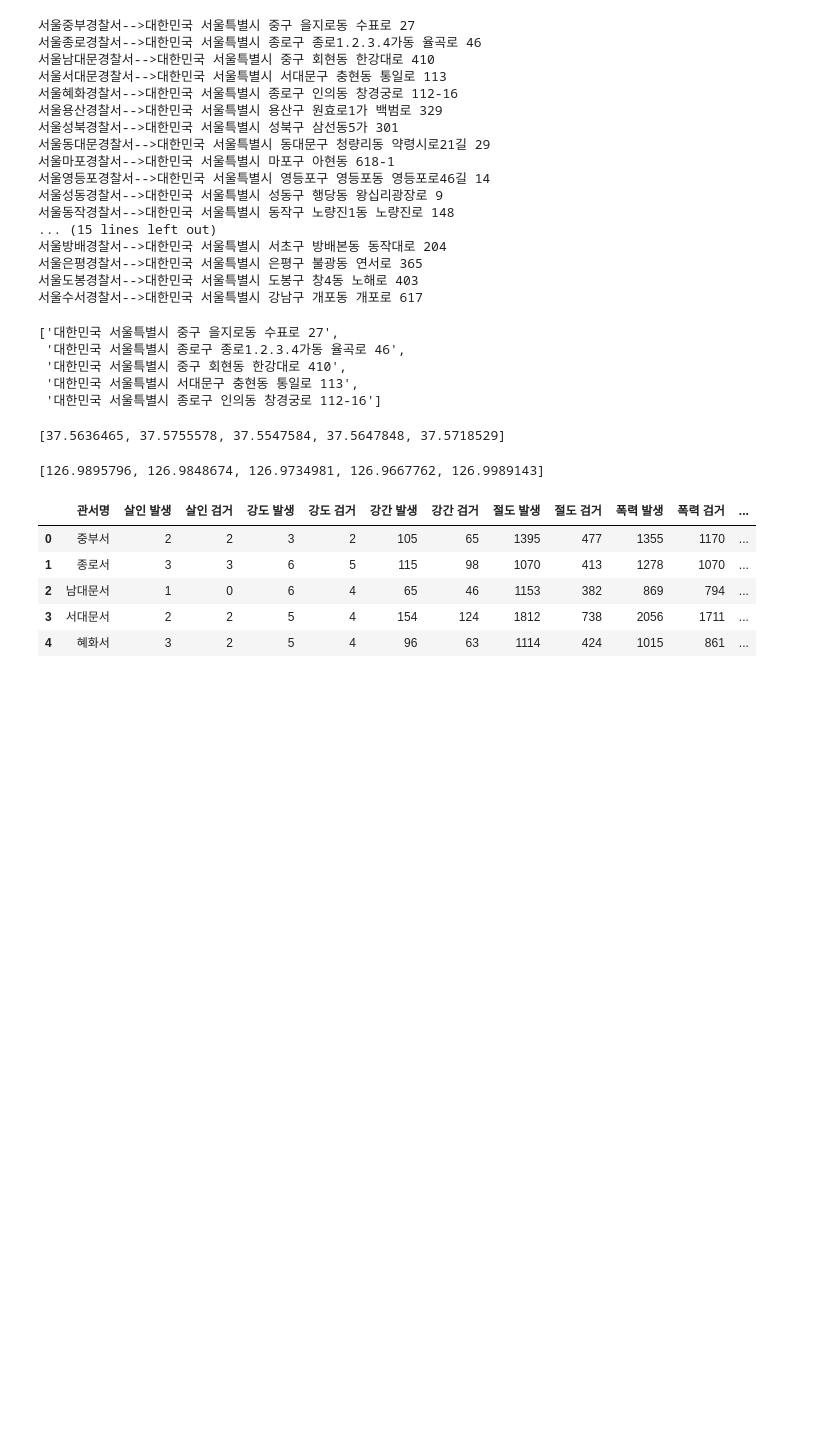
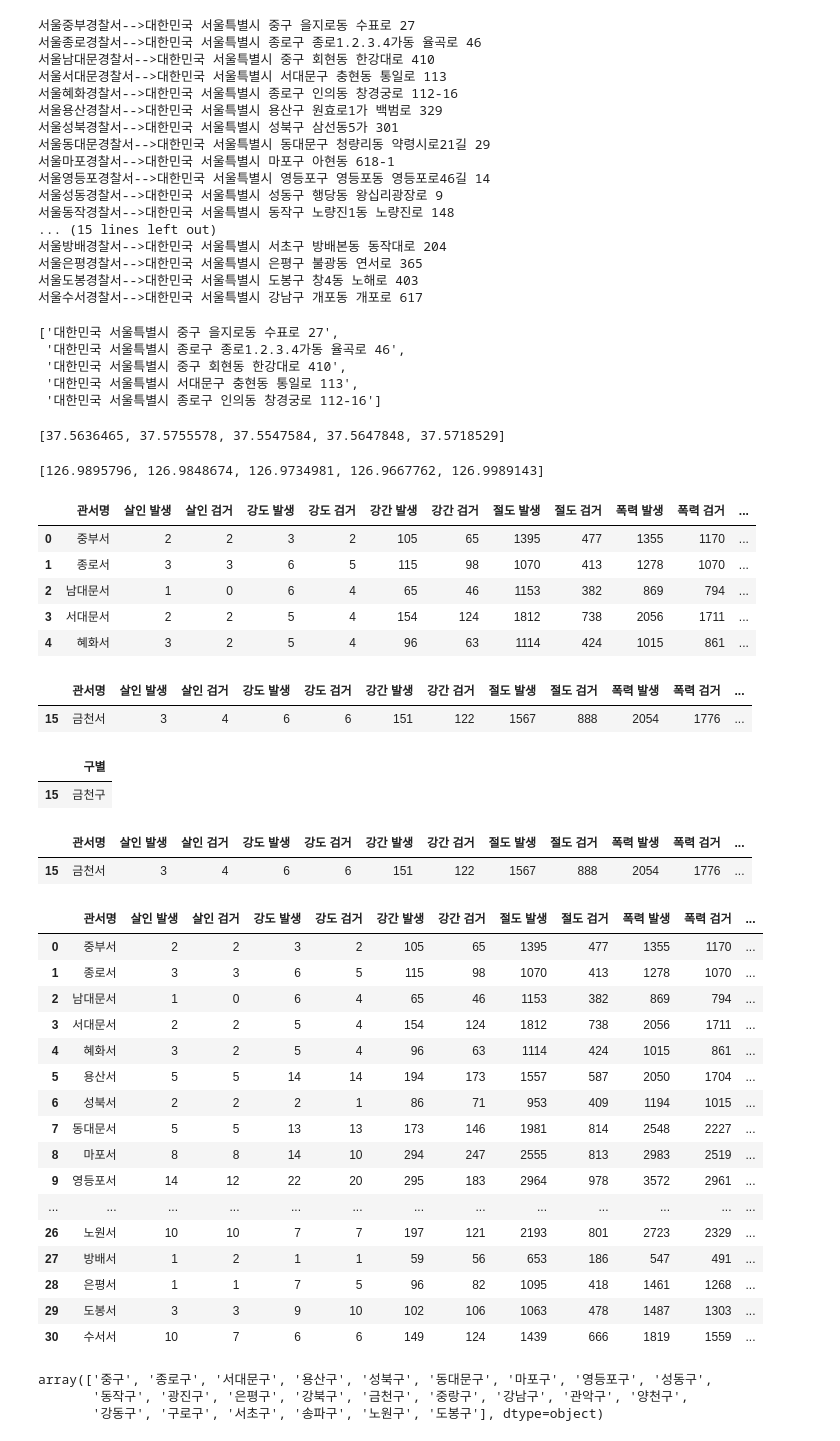
Before and after one commit to jbaeckn/data_jumurugi, a Jupyter notebook: chapter2/Chapter2_Seoul_Crime_Analysis.ipynb, the cells around one changed output. Drawn from its saved outputs; the diff is of its cells as text; code cells hidden in the pictures; blank space fills up the shorter version.

```diff
--- a/chapter2/Chapter2_Seoul_Crime_Analysis.ipynb
+++ b/chapter2/Chapter2_Seoul_Crime_Analysis.ipynb
@@ -136,3 +136,23 @@ crime_anal_police.head()
 | 2 | 남대문서 | 1 | 0 | 6 | 4 | 65 | 46 | 1153 | 382 | 869 | 794 | ... |
 | 3 | 서대문서 | 2 | 2 | 5 | 4 | 154 | 124 | 1812 | 738 | 2056 | 1711 | ... |
 | 4 | 혜화서 | 3 | 2 | 5 | 4 | 96 | 63 | 1114 | 424 | 1015 | 861 | ... |
+# %%
+#finding the row for 관서명 == 금천서
+crime_anal_police[crime_anal_police['관서명']=='금천서']
+# %% [output]
+|  | 관서명 | 살인 발생 | 살인 검거 | 강도 발생 | 강도 검거 | 강간 발생 | 강간 검거 | 절도 발생 | 절도 검거 | 폭력 발생 | 폭력 검거 | ... |
+| 15 | 금천서 | 3 | 4 | 6 | 6 | 151 | 122 | 1567 | 888 | 2054 | 1776 | ... |
+# %%
+#call for value under '관서명' is '금처서' and its corresponding '구별'
+crime_anal_police.loc[crime_anal_police['관서명']=='금천서', ['구별']]
+# %% [output]
+|  | 구별 |
+| 15 | 금천구 |
+# %%
+#change the value above to 금천서
+crime_anal_police.loc[crime_anal_police['관서명']=='금천서', ['구별']] = '금천구'
+# %%
+crime_anal_police[crime_anal_police['관서명']=='금천서']
+# %% [output]
+|  | 관서명 | 살인 발생 | 살인 검거 | 강도 발생 | 강도 검거 | 강간 발생 | 강간 검거 | 절도 발생 | 절도 검거 | 폭력 발생 | 폭력 검거 | ... |
+| 15 | 금천서 | 3 | 4 | 6 | 6 | 151 | 122 | 1567 | 888 | 2054 | 1776 | ... |
@@ -138,0 +161,27 @@ crime_anal_police.head()
+# %%
+crime_anal_police
+# %% [output]
+|  | 관서명 | 살인 발생 | 살인 검거 | 강도 발생 | 강도 검거 | 강간 발생 | 강간 검거 | 절도 발생 | 절도 검거 | 폭력 발생 | 폭력 검거 | ... |
+| 0 | 중부서 | 2 | 2 | 3 | 2 | 105 | 65 | 1395 | 477 | 1355 | 1170 | ... |
+| 1 | 종로서 | 3 | 3 | 6 | 5 | 115 | 98 | 1070 | 413 | 1278 | 1070 | ... |
+| 2 | 남대문서 | 1 | 0 | 6 | 4 | 65 | 46 | 1153 | 382 | 869 | 794 | ... |
+| 3 | 서대문서 | 2 | 2 | 5 | 4 | 154 | 124 | 1812 | 738 | 2056 | 1711 | ... |
+| 4 | 혜화서 | 3 | 2 | 5 | 4 | 96 | 63 | 1114 | 424 | 1015 | 861 | ... |
+| 5 | 용산서 | 5 | 5 | 14 | 14 | 194 | 173 | 1557 | 587 | 2050 | 1704 | ... |
+| 6 | 성북서 | 2 | 2 | 2 | 1 | 86 | 71 | 953 | 409 | 1194 | 1015 | ... |
+| 7 | 동대문서 | 5 | 5 | 13 | 13 | 173 | 146 | 1981 | 814 | 2548 | 2227 | ... |
+| 8 | 마포서 | 8 | 8 | 14 | 10 | 294 | 247 | 2555 | 813 | 2983 | 2519 | ... |
+| 9 | 영등포서 | 14 | 12 | 22 | 20 | 295 | 183 | 2964 | 978 | 3572 | 2961 | ... |
+| ... | ... | ... | ... | ... | ... | ... | ... | ... | ... | ... | ... | ... |
+| 26 | 노원서 | 10 | 10 | 7 | 7 | 197 | 121 | 2193 | 801 | 2723 | 2329 | ... |
+| 27 | 방배서 | 1 | 2 | 1 | 1 | 59 | 56 | 653 | 186 | 547 | 491 | ... |
+| 28 | 은평서 | 1 | 1 | 7 | 5 | 96 | 82 | 1095 | 418 | 1461 | 1268 | ... |
+| 29 | 도봉서 | 3 | 3 | 9 | 10 | 102 | 106 | 1063 | 478 | 1487 | 1303 | ... |
+| 30 | 수서서 | 10 | 7 | 6 | 6 | 149 | 124 | 1439 | 666 | 1819 | 1559 | ... |
+# %%
+#find unique values in dataframe
+crime_anal_police['구별'].unique()
+# %% [output]
+array(['중구', '종로구', '서대문구', '용산구', '성북구', '동대문구', '마포구', '영등포구', '성동구',
+       '동작구', '광진구', '은평구', '강북구', '금천구', '중랑구', '강남구', '관악구', '양천구',
+       '강동구', '구로구', '서초구', '송파구', '노원구', '도봉구'], dtype=object)
```
Also changed, not shown: parts of 14 cells of this notebook.
